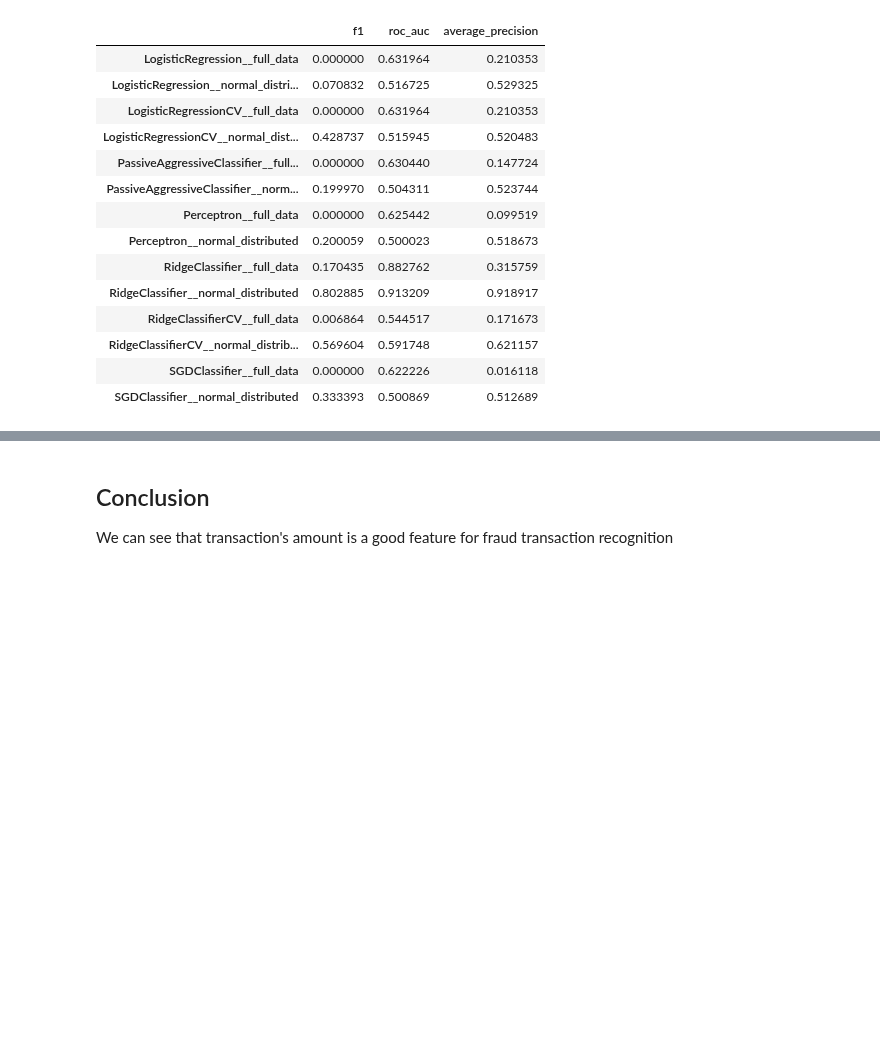
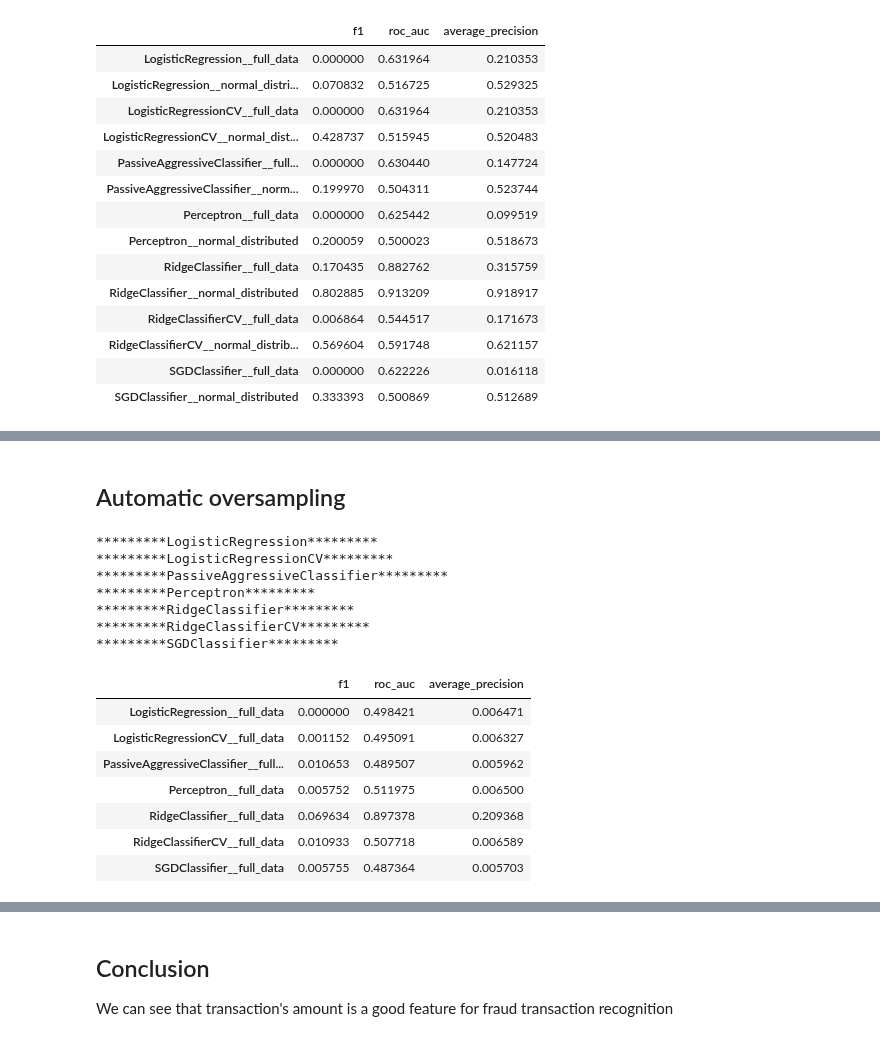
Before and after one commit to sashaaKr/master-of-science, a Jupyter notebook: semester_2/Advanced_Topics_in_Machine_Learning/assignment_2/Advanced Machine Learning_sasha - HW #2.ipynb, the cells around one changed output, grey strips where cells are left out. Saved outputs shown, nothing was run; the diff lists cells and outputs as text; code cells hidden in the pictures; blank space fills up the shorter version.

```diff
--- a/semester_2/Advanced_Topics_in_Machine_Learning/assignment_2/Advanced Machine Learning_sasha - HW #2.ipynb
+++ b/semester_2/Advanced_Topics_in_Machine_Learning/assignment_2/Advanced Machine Learning_sasha - HW #2.ipynb
@@ -838,0 +917,44 @@ scores_df
+# %% [markdown]
+## Automatic oversampling
+# %%
+rand_sample_scores_df = pd.DataFrame(dtype=float)
+regressors = [
+    LogisticRegression,
+    LogisticRegressionCV,
+    PassiveAggressiveClassifier,
+    Perceptron,
+    RidgeClassifier,
+    RidgeClassifierCV,
+    SGDClassifier
+]
+for regressor in regressors:
+    name = regressor.__name__
+    print('*********' + name + '*********')
+    oversample_pipe = make_imb_pipeline(RandomOverSampler(), regressor())
+    full_scores = cross_validate(
+        oversample_pipe,
+        X_train_full,
+        Y_train_full,
+        cv=10,
+        scoring=('roc_auc', 'average_precision', 'f1'),
+        n_jobs = -1
+    )
+    add_score(rand_sample_scores_df, full_scores, regressor.__name__, "_full_data")
+
+rand_sample_scores_df
+# %% [output]
+*********LogisticRegression*********
+*********LogisticRegressionCV*********
+*********PassiveAggressiveClassifier*********
+*********Perceptron*********
+*********RidgeClassifier*********
+*********RidgeClassifierCV*********
+*********SGDClassifier*********
+|  | f1 | roc_auc | average_precision |
+| LogisticRegression__full_data | 0.000000 | 0.498421 | 0.006471 |
+| LogisticRegressionCV__full_data | 0.001152 | 0.495091 | 0.006327 |
+| PassiveAggressiveClassifier__full... | 0.010653 | 0.489507 | 0.005962 |
+| Perceptron__full_data | 0.005752 | 0.511975 | 0.006500 |
+| RidgeClassifier__full_data | 0.069634 | 0.897378 | 0.209368 |
+| RidgeClassifierCV__full_data | 0.010933 | 0.507718 | 0.006589 |
+| SGDClassifier__full_data | 0.005755 | 0.487364 | 0.005703 |
```
Also changed, not shown: parts of 15 cells of this notebook.
